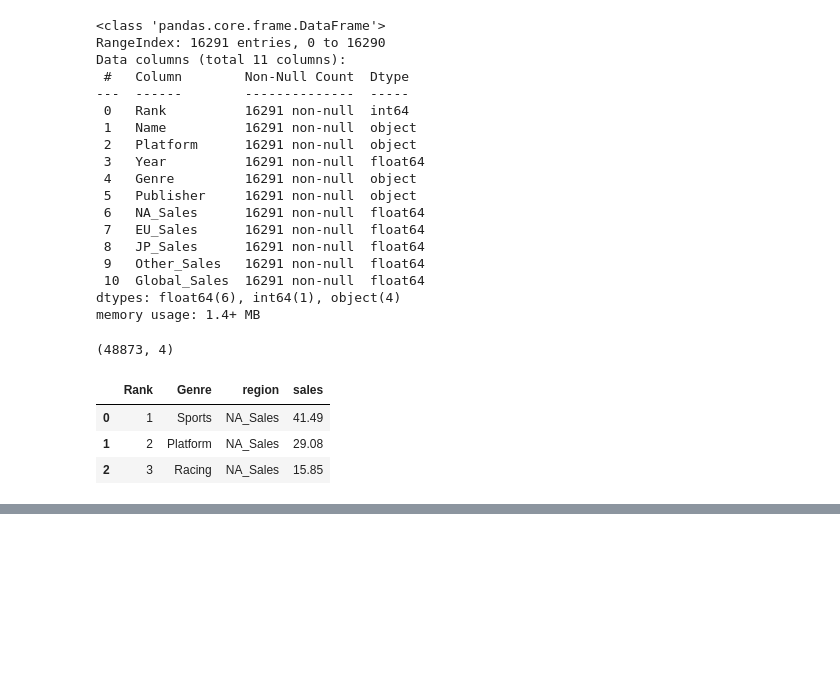
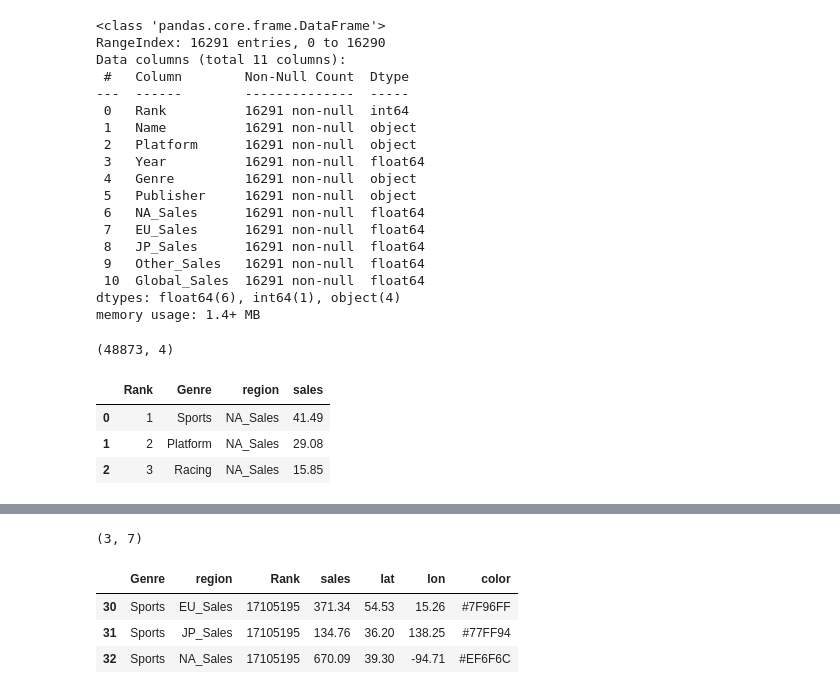
Before and after one commit to CymbalOfJoy/Project_1-Group_3, a Jupyter notebook: Data for Video Game Sales/Q3-Countries.ipynb, the cells around one changed output, grey strips where cells are left out. Saved outputs shown, nothing was run; the diff lists cells and outputs as text; code cells hidden in the pictures; blank space fills up the shorter version.

```diff
--- a/Data for Video Game Sales/Q3-Countries.ipynb
+++ b/Data for Video Game Sales/Q3-Countries.ipynb
@@ -130,0 +118,12 @@ print(sports_df)
+# %%
+# Sports data frame
+
+sports_df = total_genre_sales.loc[total_genre_sales['Genre']=='Sports'].copy()
+print(sports_df.shape)
+sports_df.head(3)
+# %% [output]
+(3, 7)
+|  | Genre | region | Rank | sales | lat | lon | color |
+| 30 | Sports | EU_Sales | 17105195 | 371.34 | 54.53 | 15.26 | #7F96FF |
+| 31 | Sports | JP_Sales | 17105195 | 134.76 | 36.20 | 138.25 | #77FF94 |
+| 32 | Sports | NA_Sales | 17105195 | 670.09 | 39.30 | -94.71 | #EF6F6C |
```
Also changed, not shown: parts of 13 cells of this notebook, 1 other file.
